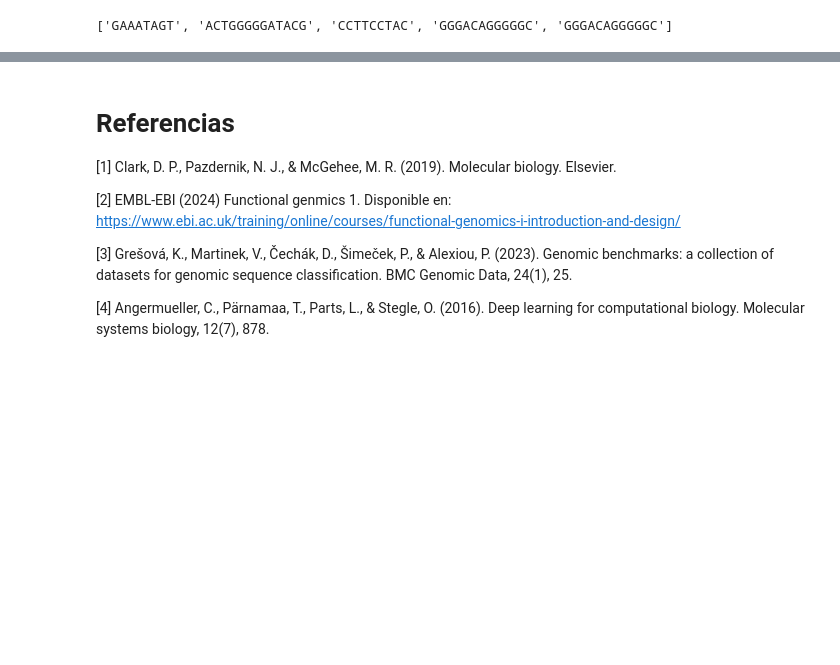
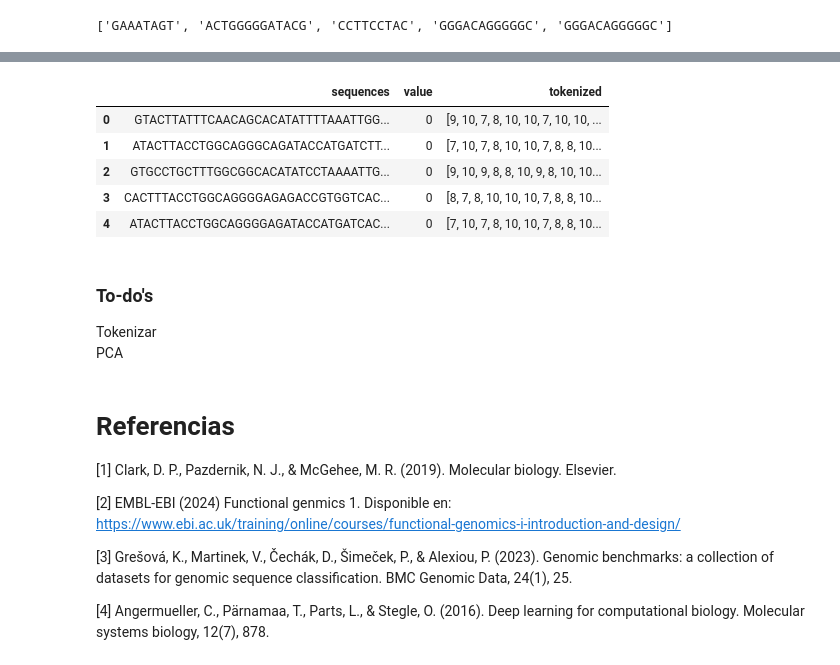
Before and after one commit to judz03/sequence_classification, a Jupyter notebook: Taller_clasificacion_de_secuencias.ipynb, the cells around one changed output, grey strips where cells are left out. Drawn from its saved outputs; the diff is of its cells as text; code cells hidden in the pictures; blank space fills up the shorter version.

Commit message:
tokenized sequences

```diff
--- a/Taller_clasificacion_de_secuencias.ipynb
+++ b/Taller_clasificacion_de_secuencias.ipynb
@@ -115,0 +120,14 @@ print(cdna_seq[:5])
+# %%
+# Con ayuda del diccionario y la librería numpy, asignamos a las secuencias no codificantes un valor numérico de 0
+nc_sequences_dict = {'sequences': ncrna_seq,
+                     'value': np.zeros(len(ncrna_seq),dtype=np.int8)}
+
+# Asímismo, asignamos un valor número con valor de 1 a las secuencias codificantes
+c_sequences_dict = {'sequences': cdna_seq,
+                    'value': np.ones(len(cdna_seq),dtype=np.int8)}
+
+# Creamos el dataframe general a partir de la unión de los dataframe de cada tipo de secuencia
+sequences_df = pd.concat([pd.DataFrame(nc_sequences_dict), pd.DataFrame(c_sequences_dict)])
+
+# Se imprime una vista previa
+sequences_df.head()
@@ -115,0 +145,4 @@ print(cdna_seq[:5])
+# %%
+# Declaramos y creamos el tokenizador
+checkpoint = 'LongSafari/hyenadna-tiny-1k-seqlen-hf'
+tokenizer = AutoTokenizer.from_pretrained(checkpoint, trust_remote_code=True)
@@ -115,0 +153,5 @@ print(cdna_seq[:5])
+# %%
+# Probamos con una secuencia cualquiera de nuestro conjunto de datos
+sequence = sequences_df["sequences"].iloc[493]
+tokenized = tokenizer(sequence)["input_ids"]
+print(tokenized)
@@ -115,0 +160,4 @@ print(cdna_seq[:5])
+# %%
+# Ahora tokenizamos todas nuestras secuencias para tener las representaciones computables
+tokenized_sequences = [tokenizer(sequence)["input_ids"] for sequence in sequences_df["sequences"]]
+tokenized_sequences
@@ -116,3 +183,19 @@ print(cdna_seq[:5])
+# %%
+sequences_df["tokenized"] = tokenized_sequences
+sequences_df.head()
+# %% [output]
+|  | sequences | value | tokenized |
+| 0 | GTACTTATTTCAACAGCACATATTTTAAATTGG... | 0 | [9, 10, 7, 8, 10, 10, 7, 10, 10, ... |
+| 1 | ATACTTACCTGGCAGGGCAGATACCATGATCTT... | 0 | [7, 10, 7, 8, 10, 10, 7, 8, 8, 10... |
+| 2 | GTGCCTGCTTTGGCGGCACATATCCTAAAATTG... | 0 | [9, 10, 9, 8, 8, 10, 9, 8, 10, 10... |
+| 3 | CACTTTACCTGGCAGGGGAGAGACCGTGGTCAC... | 0 | [8, 7, 8, 10, 10, 10, 7, 8, 8, 10... |
+| 4 | ATACTTACCTGGCAGGGGAGATACCATGATCAC... | 0 | [7, 10, 7, 8, 10, 10, 7, 8, 8, 10... |
+# %% [markdown]
+### To-do's
+<input type="checkbox" id="tokenization" >
+  <label for="tokenization"> Tokenizar<br>
+<input type="checkbox" id="pca" >
+  <label for="pca"> PCA<br>
 # %% [markdown]
 # Referencias
 
```
Also changed, not shown: parts of 8 cells of this notebook.
